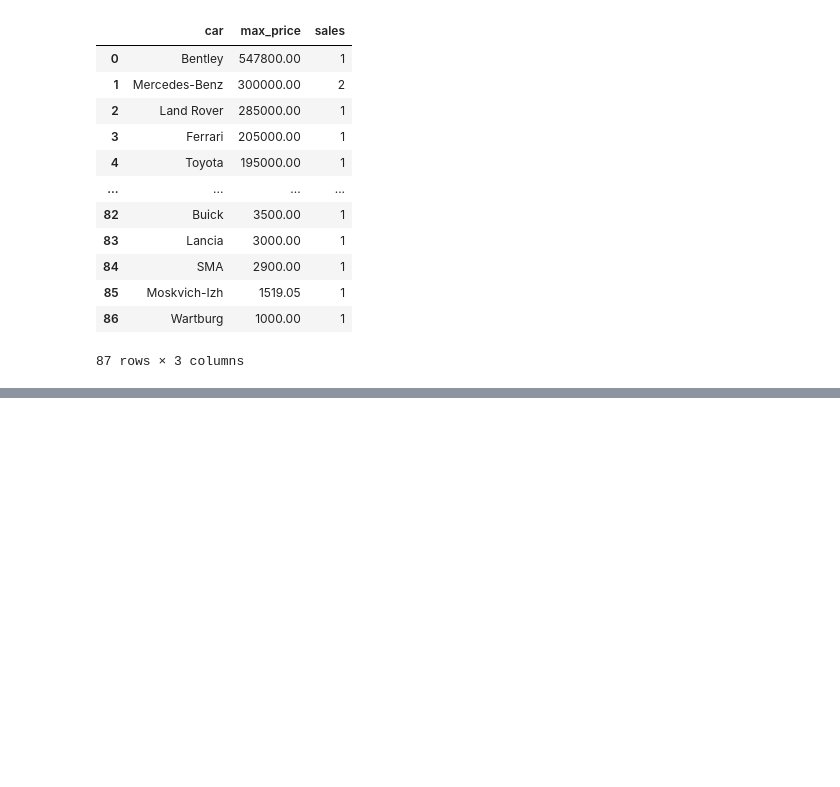
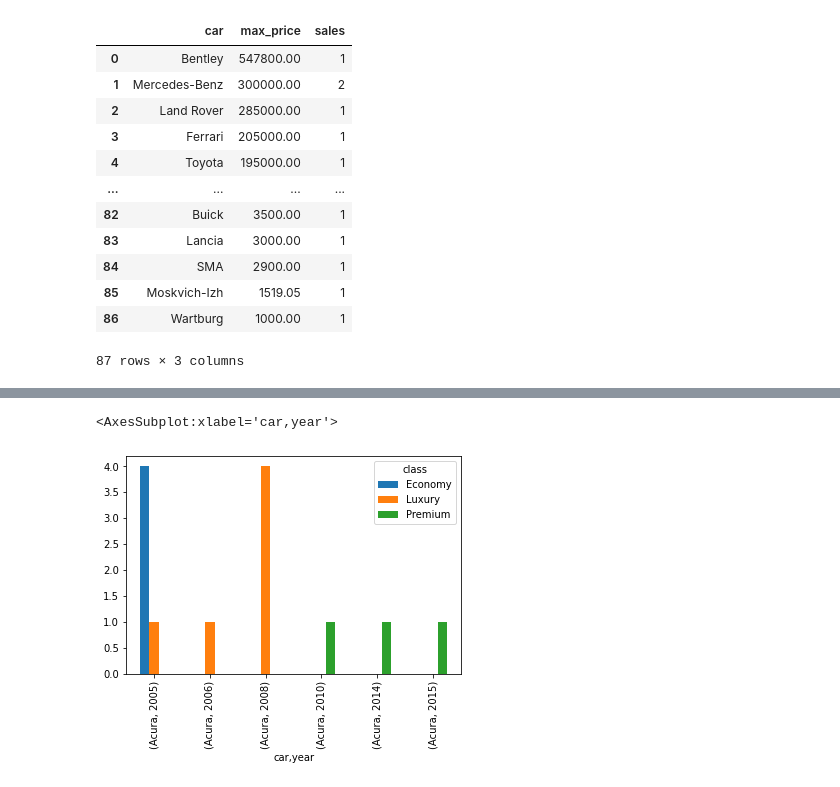
Before and after one commit to yoganandaraol/EDA_CarSales, a Jupyter notebook: EDA_CarSales_Project.ipynb, the cells around one changed output, grey strips where cells are left out. Drawn from its saved outputs; the diff is of its cells as text; code cells hidden in the pictures; blank space fills up the shorter version.

Commit message:
Pivot Tables

```diff
--- a/EDA_CarSales_Project.ipynb
+++ b/EDA_CarSales_Project.ipynb
@@ -735,0 +821,2 @@ df
+# %%
+pvt_caryear_sales = carsales_df.pivot_table(index=['car','year'], columns="class", values="model", aggfunc='count')
@@ -735,0 +891,5 @@ df
+# %%
+pvt_caryear_sales[pvt_caryear_sales.index.get_level_values(0) == "Acura"].fillna(0).plot.bar()
+# %% [output]
+<AxesSubplot:xlabel='car,year'>
+[figure, added]
```
Also changed, not shown: parts of 34 cells of this notebook.
